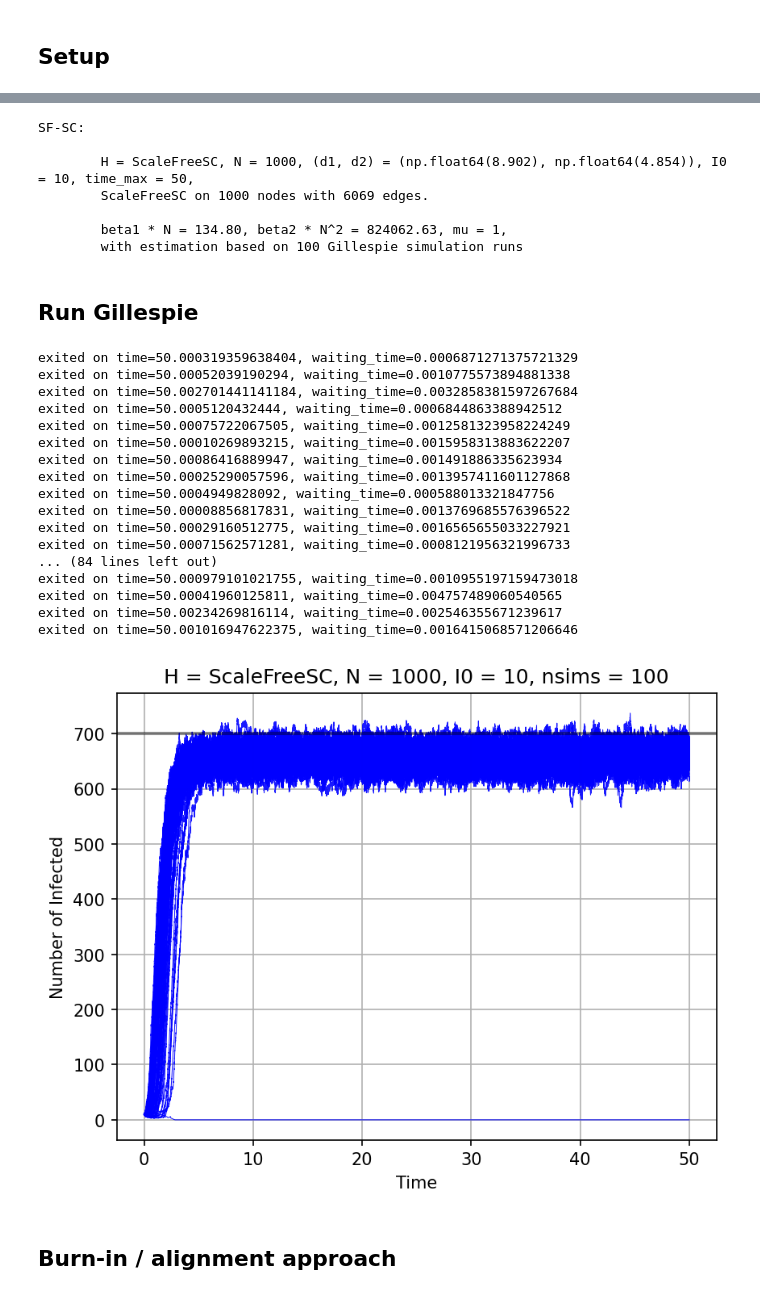
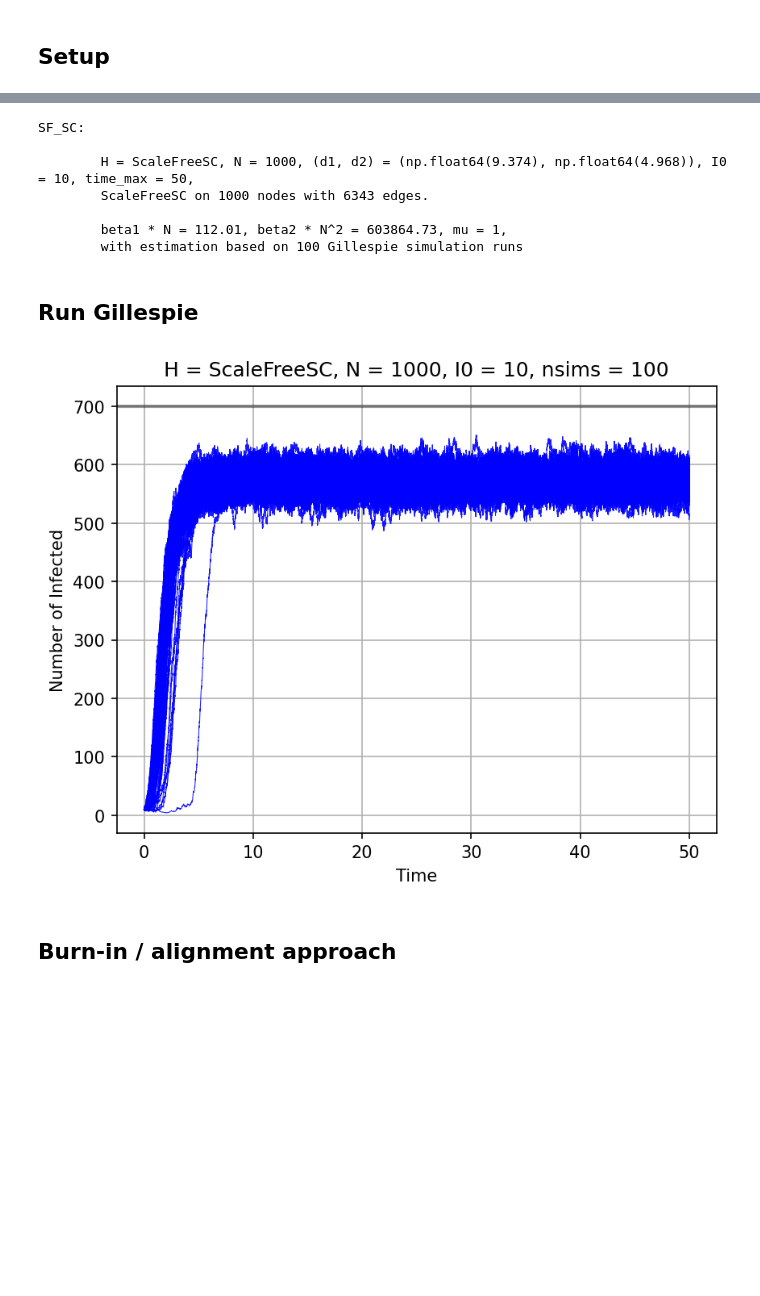
Before and after one commit to markolalovic/higher-order-contagion, a Jupyter notebook: notebooks/SF-SC-rates-1.ipynb, the cells around one changed output, grey strips where cells are left out. Cells and saved outputs as stored; diff of their text form; code cells hidden in the pictures; blank space fills up the shorter version.

```diff
--- a/notebooks/SF-SC-rates-1.ipynb
+++ b/notebooks/SF-SC-rates-1.ipynb
@@ -71,8 +71,8 @@ mu    = 1             # recovery rate
 # Try with
 # lambda_1 \in [1, 1.3, 1.5]
 # lambda_2 \in [2, 5]
-lambda1 = 1.2 # <- increase lambda
-lambda2 = 4
+lambda1 = 1.05 # <- increase lambda
+lambda2 = 3
 
 beta1 = lambda1 * mu / d1 # pairwise infection rate
 beta2 = lambda2 * mu / d2 # hyperedge contagion rate
@@ -86,18 +86,18 @@ g.print()
 print(f"\tbeta1 * N = {beta1 * N:.2f}, beta2 * N^2 = {beta2 * (N**2):.2f}, mu = {mu},")
 print(f"\twith estimation based on {nsims} Gillespie simulation runs\n")
 # %% [output]
-SF-SC:
+SF_SC:
 
-        H = ScaleFreeSC, N = 1000, (d1, d2) = (np.float64(8.902), np.float64(4.854)), I0 = 10, time_max = 50,
-        ScaleFreeSC on 1000 nodes with 6069 edges.
+        H = ScaleFreeSC, N = 1000, (d1, d2) = (np.float64(9.374), np.float64(4.968)), I0 = 10, time_max = 50,
+        ScaleFreeSC on 1000 nodes with 6343 edges.
 
-        beta1 * N = 134.80, beta2 * N^2 = 824062.63, mu = 1,
+        beta1 * N = 112.01, beta2 * N^2 = 603864.73, mu = 1,
         with estimation based on 100 Gillespie simulation runs
 # %% [markdown]
 ## Run Gillespie
 # %%
 ## --- Run Gillespie ---
-run_gillespie_simulations = True
+run_gillespie_simulations = False
 
 I0_gillespie = I0 # TODO: go over the range when necessary
 nodes = list(g.nodes.keys())
@@ -108,51 +108,34 @@ if run_gillespie_simulations:
     for _ in range(nsims):
         X_t = gillespie_sim(g, beta1, beta2, mu, initial_infections, time_max)
         X_sims.append(X_t)
 
     # save the simulation results
     sim_results = {f'sim_{i}': X_sims[i] for i in range(nsims)}
     np.savez_compressed(f'../results/gillespie-sims_{test_name}_I0={I0}.npz', **sim_results)
 else:
     # load simulation results
     sim_results = np.load(f'../results/gillespie-sims_{test_name}_I0={I0}.npz', allow_pickle=True)
     X_sims = [sim_results[f'sim_{i}'] for i in range(nsims)]
 
 # plot X_t curves in gray and average curve in red
 fig = plt.figure(dpi=150) # set DPI
 ax  = plt.subplot()
 
 for X_t in X_sims:
     ax.plot(X_t[0], X_t[2], c="blue", alpha=0.9, linewidth=0.5, rasterized=True)
 
 plt.axhline(y=int(0.7 * N), color='black', lw=2, alpha=0.4, linestyle='-')
 
 plt.xlabel("Time")
 plt.ylabel("Number of Infected")
 plt.grid(True)
 plt.title(f"H = {g.name}, N = {N}, I0 = {I0}, nsims = {nsims}")
 plt.savefig(f"../figures/estimation/{test_name}/gillespie-sims-I0=10.pdf",
             format='pdf', bbox_inches='tight')
 plt.show()
 plt.close(fig) # free up memory
 # %% [output]
-exited on time=50.000319359638404, waiting_time=0.0006871271375721329
-exited on time=50.00052039190294, waiting_time=0.0010775573894881338
-exited on time=50.002701441141184, waiting_time=0.0032858381597267684
-exited on time=50.0005120432444, waiting_time=0.0006844863388942512
-exited on time=50.00075722067505, waiting_time=0.0012581323958224249
-exited on time=50.00010269893215, waiting_time=0.0015958313883622207
-exited on time=50.00086416889947, waiting_time=0.001491886335623934
-exited on time=50.00025290057596, waiting_time=0.0013957411601127868
-exited on time=50.0004949828092, waiting_time=0.000588013321847756
-exited on time=50.00008856817831, waiting_time=0.0013769685576396522
-exited on time=50.00029160512775, waiting_time=0.0016565655033227921
-exited on time=50.00071562571281, waiting_time=0.0008121956321996733
-... (84 lines left out)
-exited on time=50.000979101021755, waiting_time=0.0010955197159473018
-exited on time=50.00041960125811, waiting_time=0.004757489060540565
-exited on time=50.00234269816114, waiting_time=0.002546355671239617
-exited on time=50.001016947622375, waiting_time=0.0016415068571206646
-[figure, old version]
+[figure, new version]
 # %% [markdown]
 ## Burn-in / alignment approach
 # %% [markdown]
```
Also changed, not shown: parts of 16 cells of this notebook, 25 other files.
